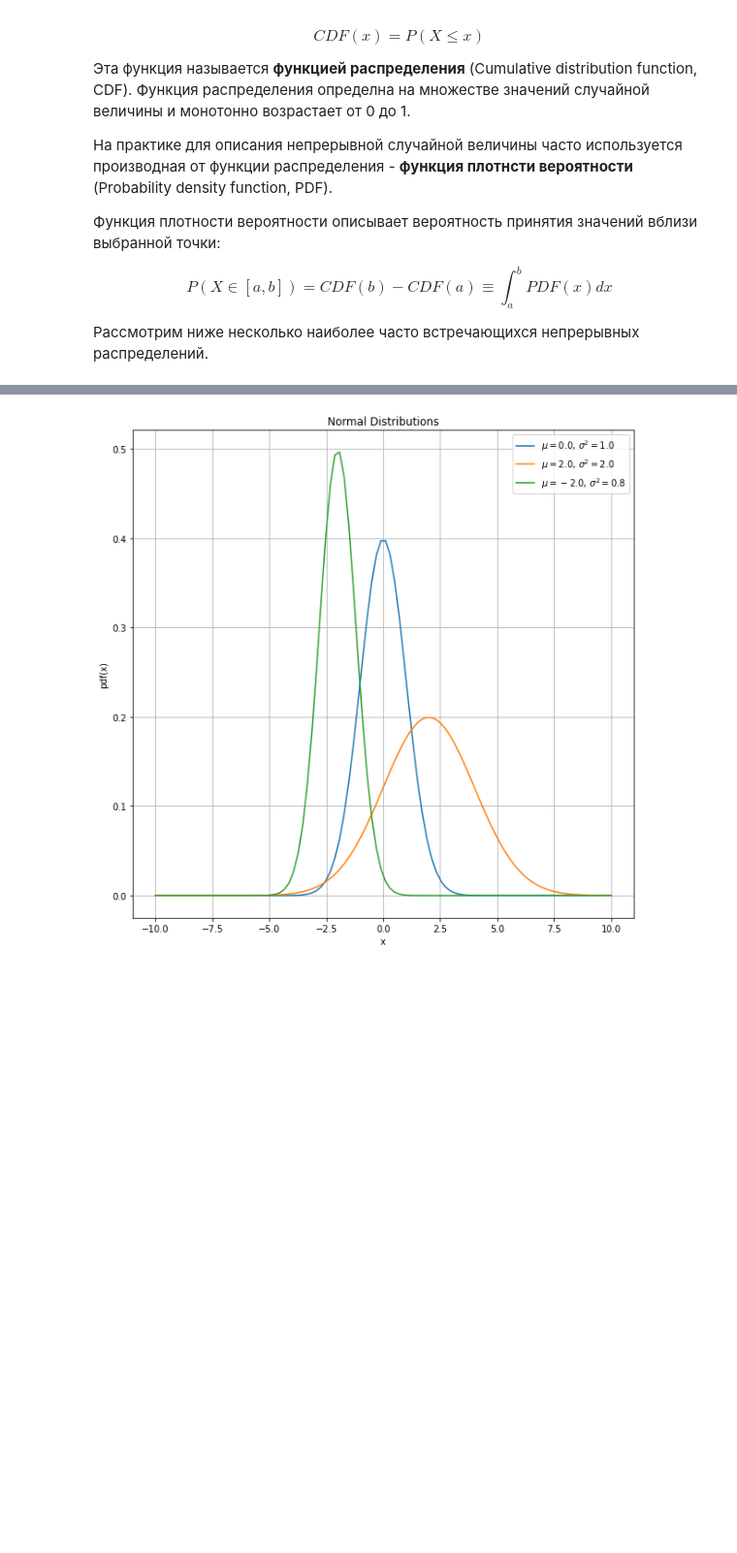
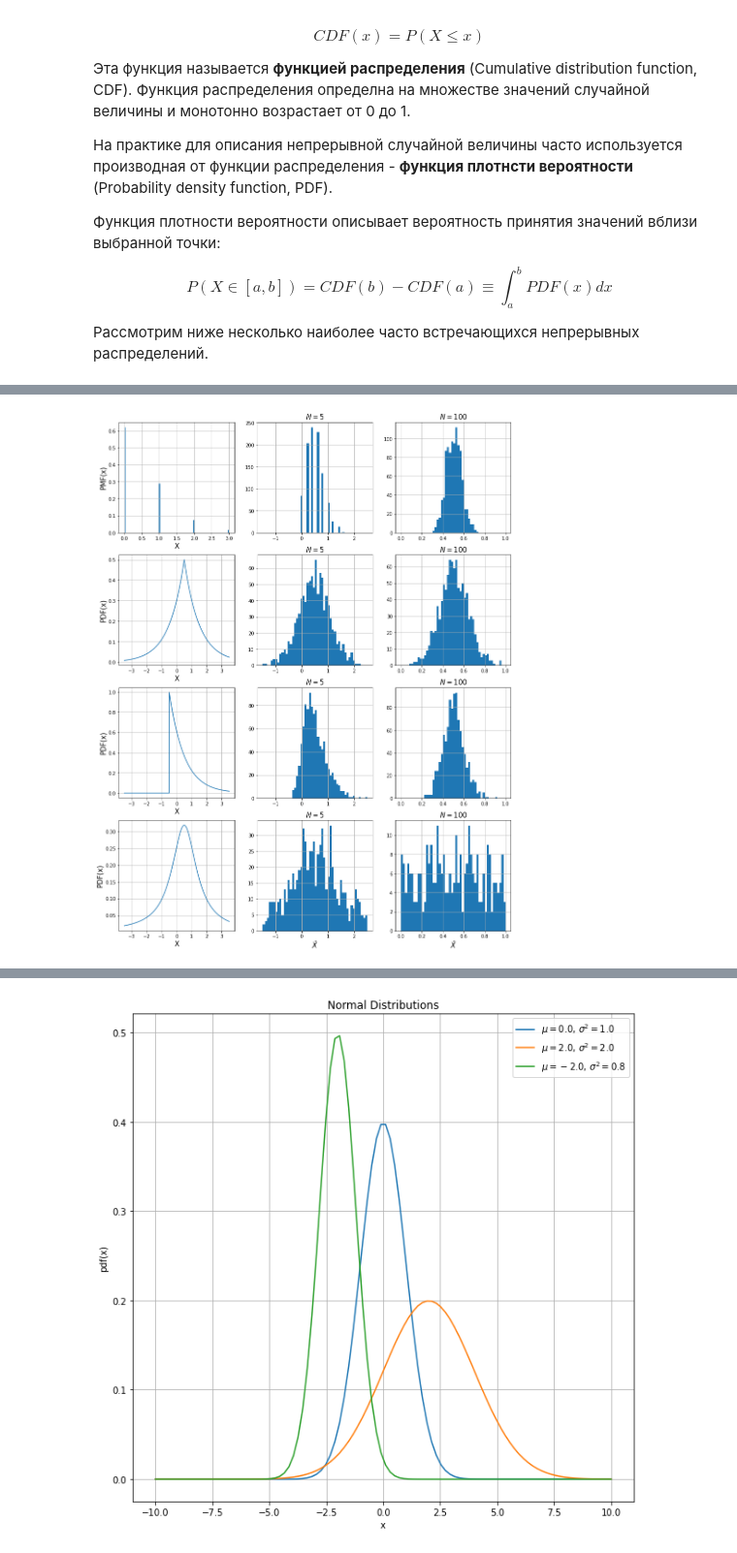
Before and after one commit to mozgit/From-Stats-to-ML, a Jupyter notebook: Лекция_3_Распределения.ipynb, the cells around one changed output, grey strips where cells are left out. Shown: that part at 97% size. Saved outputs shown, nothing was run; the diff lists cells and outputs as text; code cells hidden in the pictures; blank space fills up the shorter version.

```diff
--- a/Лекция_3_Распределения.ipynb
+++ b/Лекция_3_Распределения.ipynb
@@ -195 +214,72 @@ $$P(X\in[a, b]) = CDF(b)-CDF(a) \equiv \int_a^b PDF(x)dx$$
+# %%
+from scipy.stats import poisson, laplace, expon, cauchy
+
+
+fig, ax = plt.subplots(4, 3, figsize = (15,20))
+# for distribution curve
+x= np.linspace(-3.5, 3.5, 1000)
+ax[0, 0].hist(poisson(mu=0.5).rvs(size = 1000), bins = 100, range = [0, 3], weights = 1e-3*np.ones(1000))
+ax[1, 0].plot(x, laplace(loc = 0.5).pdf(x))
+ax[2, 0].plot(x, expon(loc = -0.5).pdf(x))
+ax[3, 0].plot(x, cauchy(loc = 0.5).pdf(x))
+ax[0,0].set_ylabel('PMF(x)', fontsize=15)
+ax[1,0].set_ylabel('PDF(x)', fontsize=15)
+ax[2,0].set_ylabel('PDF(x)', fontsize=15)
+ax[3,0].set_ylabel('PDF(x)', fontsize=15)
+ax[0,0].set_xlabel('X', fontsize=15)
+ax[1,0].set_xlabel('X', fontsize=15)
+ax[2,0].set_xlabel('X', fontsize=15)
+ax[3,0].set_xlabel('X', fontsize=15)
+ax[0,0].grid(True)
+ax[1,0].grid(True)
+ax[2,0].grid(True)
+ax[3,0].grid(True)
+
+n = 1000
+size = 5
+norm_mean = [poisson(mu = 0.5).rvs(size = size).mean() for i in range(n)]
+laplace_mean = [laplace(loc = 0.5).rvs(size = size).mean() for i in range(n)]
+expon_mean = [expon(loc = -0.5).rvs(size = size).mean() for i in range(n)]
+cauchy_mean = [cauchy(loc = 0.5).rvs(size = size).mean() for i in range(n)]
+ax[0, 1].hist(norm_mean, range = [-1.5, 2.5], bins = 50)
+ax[1, 1].hist(laplace_mean, range = [-1.5, 2.5], bins = 50)
+ax[2, 1].hist(expon_mean, range = [-1.5, 2.5], bins = 50)
+ax[3, 1].hist(cauchy_mean, range = [-1.5, 2.5], bins = 50)
+# ax[0,1].set_xlabel('$\\bar{X}$')
+# ax[1,1].set_xlabel('$\\bar{X}$')
+# ax[2,1].set_xlabel('$\\bar{X}$')
+ax[3,1].set_xlabel('$\\bar{X}$', fontsize=15)
+ax[0,1].set_title("$N = 5$", fontsize=15)
+ax[1,1].set_title("$N = 5$", fontsize=15)
+ax[2,1].set_title("$N = 5$", fontsize=15)
+ax[3,1].set_title("$N = 5$", fontsize=15)
+ax[0,1].grid(True)
+ax[1,1].grid(True)
+ax[2,1].grid(True)
+ax[3,1].grid(True)
+
+n = 1000
+size = 100
+norm_mean = [poisson(mu = 0.5).rvs(size = size).mean() for i in range(n)]
+laplace_mean = [laplace(loc = 0.5).rvs(size = size).mean() for i in range(n)]
+expon_mean = [expon(loc = -0.5).rvs(size = size).mean() for i in range(n)]
+cauchy_mean = [cauchy(loc = 0.5).rvs(size = size).mean() for i in range(n)]
+ax[0, 2].hist(norm_mean, range = [0, 1], bins = 50)
+ax[1, 2].hist(laplace_mean, range = [0, 1], bins = 50)
+ax[2, 2].hist(expon_mean, range = [0, 1], bins = 50)
+ax[3, 2].hist(cauchy_mean, range = [0, 1], bins = 50)
+# ax[0,2].set_xlabel('$\\bar{X}$')
+# ax[1,2].set_xlabel('$\\bar{X}$')
+# ax[2,2].set_xlabel('$\\bar{X}$')
+ax[3,2].set_xlabel('$\\bar{X}$', fontsize=15)
+ax[0,2].set_title("$N = 100$", fontsize=15)
+ax[1,2].set_title("$N = 100$", fontsize=15)
+ax[2,2].set_title("$N = 100$", fontsize=15)
+ax[3,2].set_title("$N = 100$", fontsize=15)
+ax[0,2].grid(True)
+ax[1,2].grid(True)
+ax[2,2].grid(True)
+ax[3,2].grid(True)
+# %% [output]
+[figure, added]
 # %% [markdown]
```
Also changed, not shown: parts of 12 cells of this notebook.
